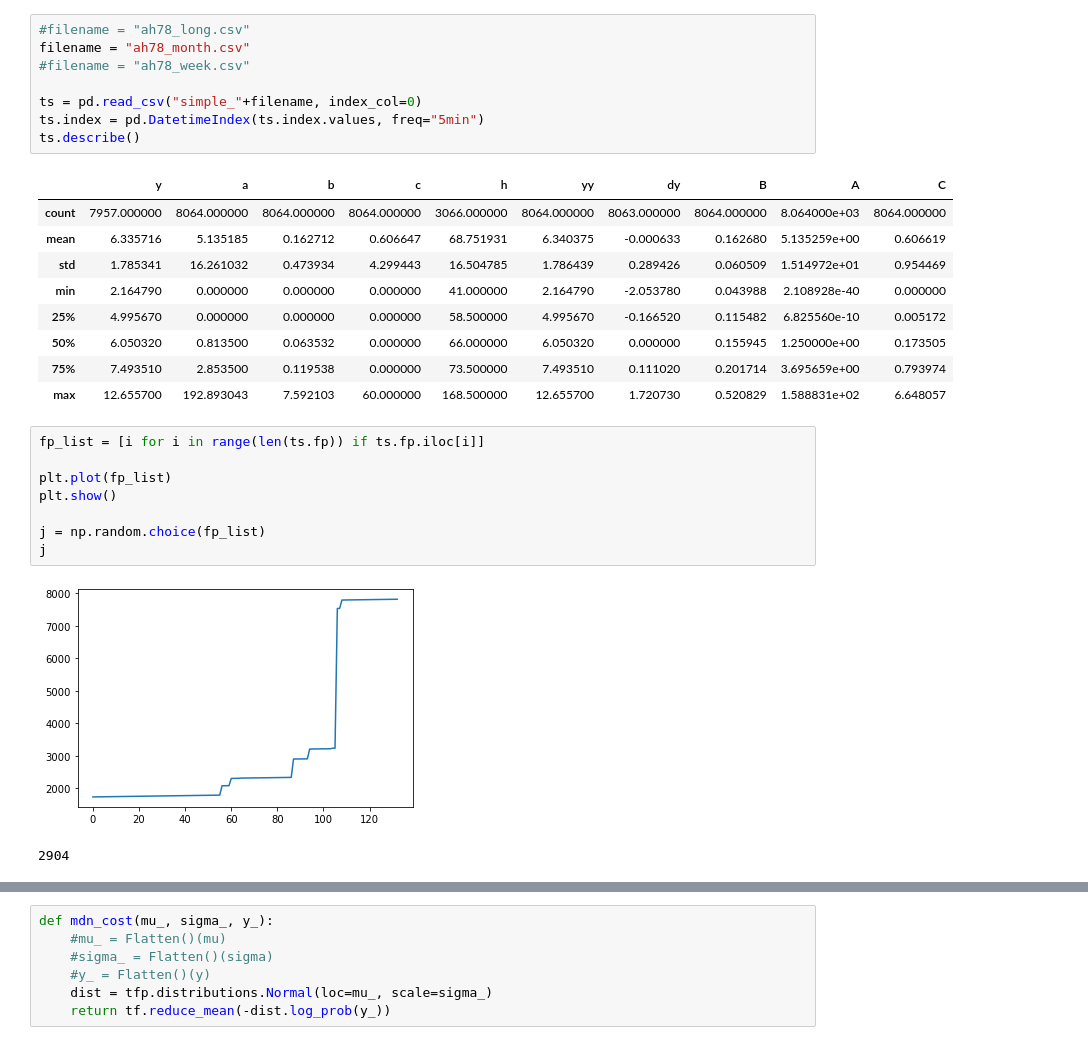
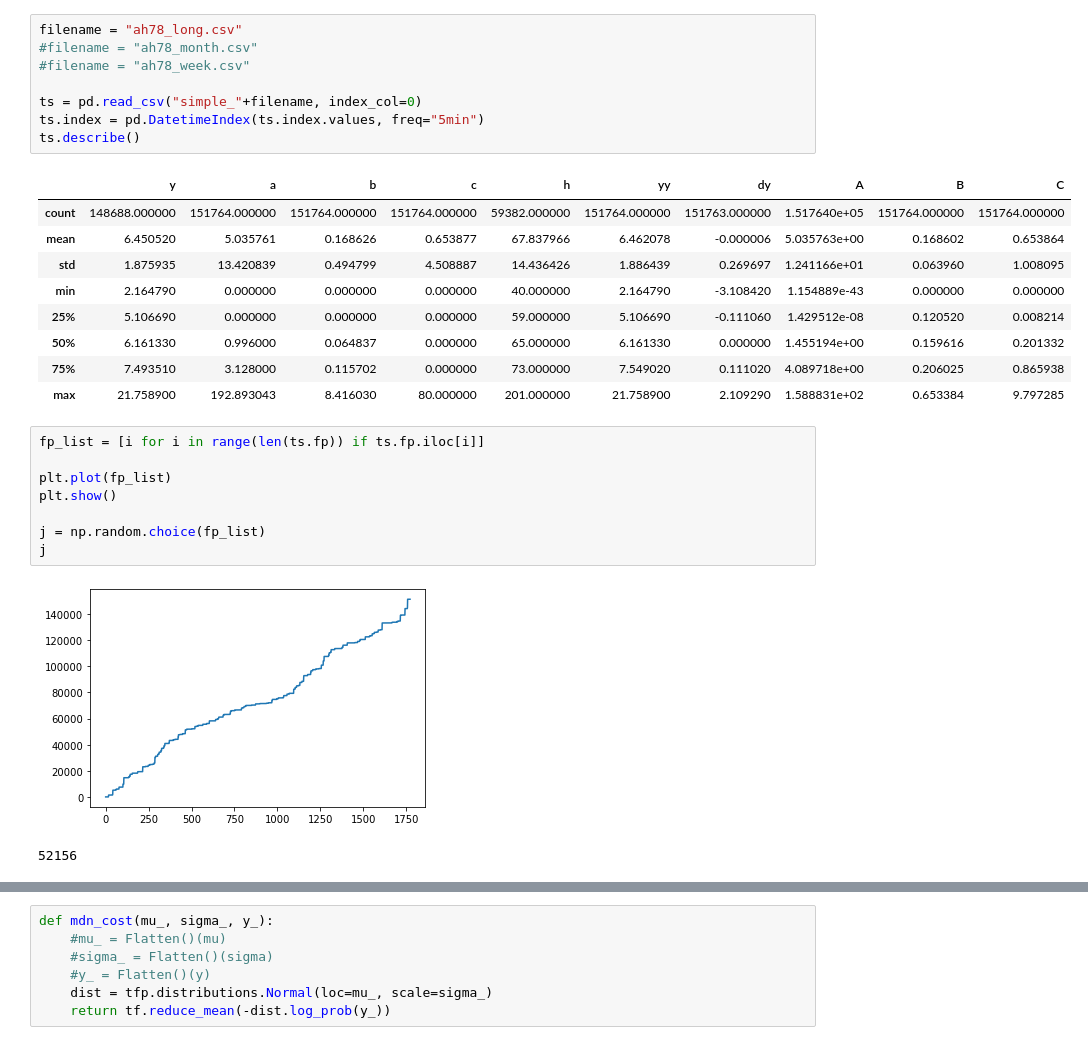
Before and after one commit to rickardbrannvall/valborg, a Jupyter notebook: model_3_neural.ipynb, the cells around one changed output, grey strips where cells are left out. Saved outputs shown, nothing was run; the diff lists cells and outputs as text.

```diff
--- a/model_3_neural.ipynb
+++ b/model_3_neural.ipynb
@@ -16,21 +16,21 @@ from tensorflow.keras.layers import Dense, Activation, Layer, Input, Flatten
 # %%
-#filename = "ah78_long.csv"
-filename = "ah78_month.csv"
+filename = "ah78_long.csv"
+#filename = "ah78_month.csv"
 #filename = "ah78_week.csv"
 
 ts = pd.read_csv("simple_"+filename, index_col=0)
 ts.index = pd.DatetimeIndex(ts.index.values, freq="5min")
 ts.describe()
 # %% [output]
-|  | y | a | b | c | h | yy | dy | B | A | C |
-| count | 7957.000000 | 8064.000000 | 8064.000000 | 8064.000000 | 3066.000000 | 8064.000000 | 8063.000000 | 8064.000000 | 8.064000e+03 | 8064.000000 |
-| mean | 6.335716 | 5.135185 | 0.162712 | 0.606647 | 68.751931 | 6.340375 | -0.000633 | 0.162680 | 5.135259e+00 | 0.606619 |
-| std | 1.785341 | 16.261032 | 0.473934 | 4.299443 | 16.504785 | 1.786439 | 0.289426 | 0.060509 | 1.514972e+01 | 0.954469 |
-| min | 2.164790 | 0.000000 | 0.000000 | 0.000000 | 41.000000 | 2.164790 | -2.053780 | 0.043988 | 2.108928e-40 | 0.000000 |
-| 25% | 4.995670 | 0.000000 | 0.000000 | 0.000000 | 58.500000 | 4.995670 | -0.166520 | 0.115482 | 6.825560e-10 | 0.005172 |
-| 50% | 6.050320 | 0.813500 | 0.063532 | 0.000000 | 66.000000 | 6.050320 | 0.000000 | 0.155945 | 1.250000e+00 | 0.173505 |
-| 75% | 7.493510 | 2.853500 | 0.119538 | 0.000000 | 73.500000 | 7.493510 | 0.111020 | 0.201714 | 3.695659e+00 | 0.793974 |
-| max | 12.655700 | 192.893043 | 7.592103 | 60.000000 | 168.500000 | 12.655700 | 1.720730 | 0.520829 | 1.588831e+02 | 6.648057 |
+|  | y | a | b | c | h | yy | dy | A | B | C |
+| count | 148688.000000 | 151764.000000 | 151764.000000 | 151764.000000 | 59382.000000 | 151764.000000 | 151763.000000 | 1.517640e+05 | 151764.000000 | 151764.000000 |
+| mean | 6.450520 | 5.035761 | 0.168626 | 0.653877 | 67.837966 | 6.462078 | -0.000006 | 5.035763e+00 | 0.168602 | 0.653864 |
+| std | 1.875935 | 13.420839 | 0.494799 | 4.508887 | 14.436426 | 1.886439 | 0.269697 | 1.241166e+01 | 0.063960 | 1.008095 |
+| min | 2.164790 | 0.000000 | 0.000000 | 0.000000 | 40.000000 | 2.164790 | -3.108420 | 1.154889e-43 | 0.000000 | 0.000000 |
+| 25% | 5.106690 | 0.000000 | 0.000000 | 0.000000 | 59.000000 | 5.106690 | -0.111060 | 1.429512e-08 | 0.120520 | 0.008214 |
+| 50% | 6.161330 | 0.996000 | 0.064837 | 0.000000 | 65.000000 | 6.161330 | 0.000000 | 1.455194e+00 | 0.159616 | 0.201332 |
+| 75% | 7.493510 | 3.128000 | 0.115702 | 0.000000 | 73.000000 | 7.549020 | 0.111020 | 4.089718e+00 | 0.206025 | 0.865938 |
+| max | 21.758900 | 192.893043 | 8.416030 | 80.000000 | 201.000000 | 21.758900 | 2.109290 | 1.588831e+02 | 0.653384 | 9.797285 |
 # %%
 fp_list = [i for i in range(len(ts.fp)) if ts.fp.iloc[i]]
 
@@ -40,8 +40,8 @@ plt.show()
 j = np.random.choice(fp_list)
 j
 # %% [output]
-[figure, old version]
+[figure, new version]
-2904
+52156
 # %%
 N = len(ts)
 ts_test = ts.iloc[:N//5]
```
Also changed, not shown: parts of 13 cells of this notebook, 2 other files.
